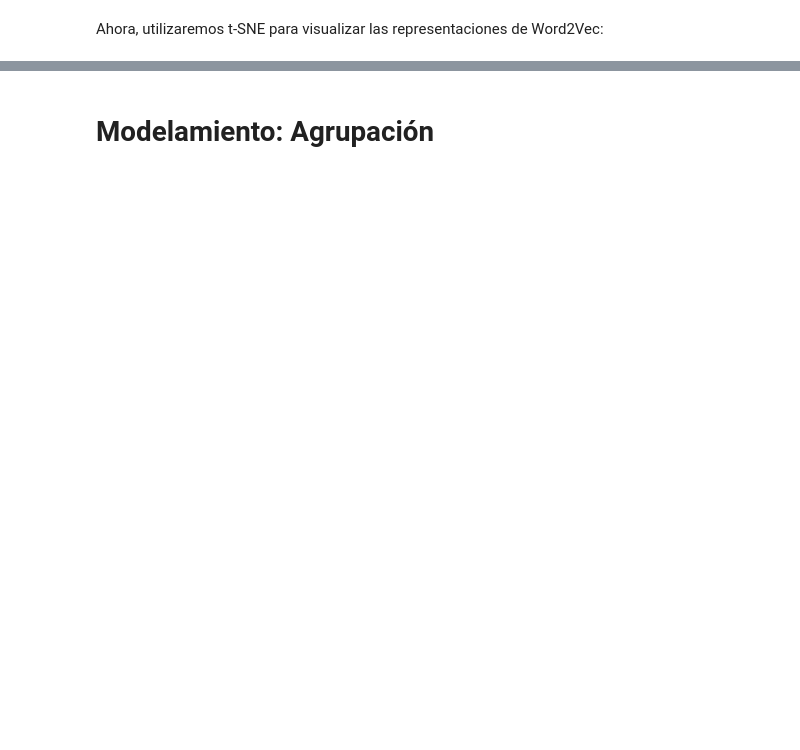
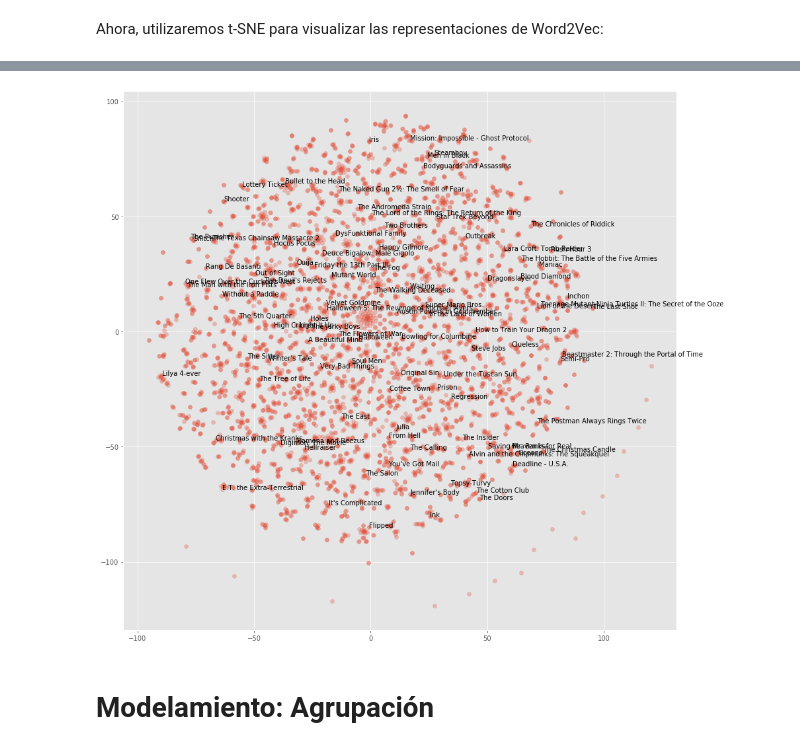
Before and after one commit to juan19932carlos/Notebooks, a Jupyter notebook: NLP/Talleres/Analisis no supervisado.ipynb, the cells around one changed output, grey strips where cells are left out. Saved outputs shown, nothing was run; the diff lists cells and outputs as text; code cells hidden in the pictures; blank space fills up the shorter version.

```diff
--- a/NLP/Talleres/Analisis no supervisado.ipynb
+++ b/NLP/Talleres/Analisis no supervisado.ipynb
@@ -140,0 +109,4 @@ Name: title, Length: 4800, dtype: object
+# %%
+# genres = list(map(lambda i: [j["name"] for j in json.loads(i.replace("'", '"'))], df.genres.tolist()))
+df.genres = df.genres.apply(lambda i: [j["name"] for j in json.loads(i.replace("'", '"'))])
+df.genres
@@ -188,12 +196,9 @@ feature_size = 100
 window_context = 5
 min_word_count = 1
 sample = 1e-3
-# Definimos un tokenizador
-wpt = nltk.WordPunctTokenizer()
-# Tokenizamos el corpus
-tokenized_corpus = [wpt.tokenize(document) for document in norm_corpus]
+
 # Entrenamos el modelo w2v con el corpus tokenizado
-w2v_model = word2vec.Word2Vec(tokenized_corpus, size=feature_size,
+w2v_model = word2vec.Word2Vec(df.norm_corpus, size=feature_size,
                               window=window_context, min_count=min_word_count,
                               sample=sample, iter=200)
 # %% [markdown]
@@ -201,14 +206,12 @@ Recordemos que Word2Vec representa cada palabra como un vector. Para obtener una
 # %%
 # Se construye la representación de los documentos como el promedio de la
 # representación de cada una de sus palabras.
-def w2v_repr(corpus):
-    w2v_representations = []
-    tokenized_corpus = [wpt.tokenize(document) for document in corpus]
-    for sentence in tokenized_corpus:
-        try:
-            w2v_representations.append(w2v_model.wv[sentence].mean(axis=0))
-        except:
-            w2v_representations.append(np.zeros(shape=(feature_size,)))
-    return np.array(w2v_representations)
+def w2v_repr(sentence_tokenized):
+    if len(sentence_tokenized) != 0:
+        return w2v_model.wv[sentence_tokenized].mean(axis=0)
+    else:
+        return np.zeros([feature_size])
 
-X_w2v = w2v_repr(norm_corpus)
+# X_w2v = w2v_repr(norm_corpus)
+df['w2v'] = df.norm_corpus.apply(w2v_repr)
+df['w2v']
@@ -226,4 +237,4 @@ Ahora, utilizaremos t-SNE para visualizar las representaciones de Word2Vec:
 from sklearn.manifold import TSNE
 
 tsne = TSNE(n_components=2, random_state=0, n_iter=1000, perplexity=2, verbose=1)
-T = tsne.fit_transform(X_w2v)
+T = tsne.fit_transform(df['w2v'].apply(pd.Series).to_numpy())
@@ -246,3 +253,11 @@ for label, x, y in zip(viz_titles, T[valid_idx, 0], T[valid_idx, 1]):
+# %%
+plt.figure(figsize=(15, 15))
+
+plt.scatter(T[:, 0], T[:, 1], alpha=0.3)
+for index, row in df.sample(100).iterrows():
+    plt.annotate( row.title, xy=(T[index,0], T[index, 1]), xytext=(0, 0), textcoords='offset points')
+# %% [output]
+[figure, added]
 # %% [markdown]
 # Modelamiento: **Agrupación**
 # %% [markdown]
```
Also changed, not shown: parts of 20 cells of this notebook, 2 other files.
